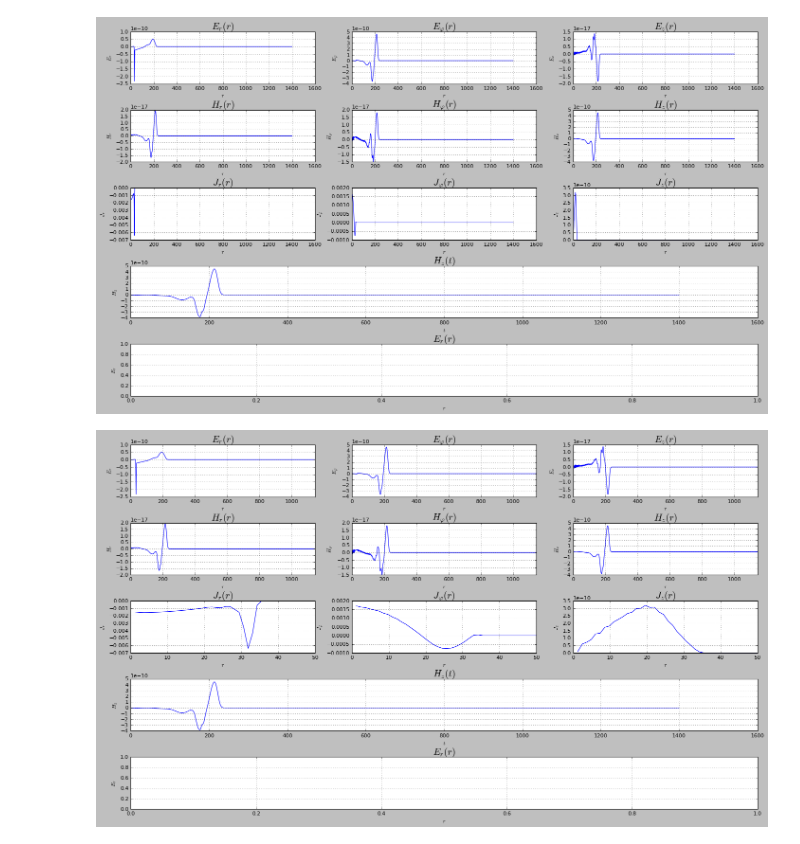
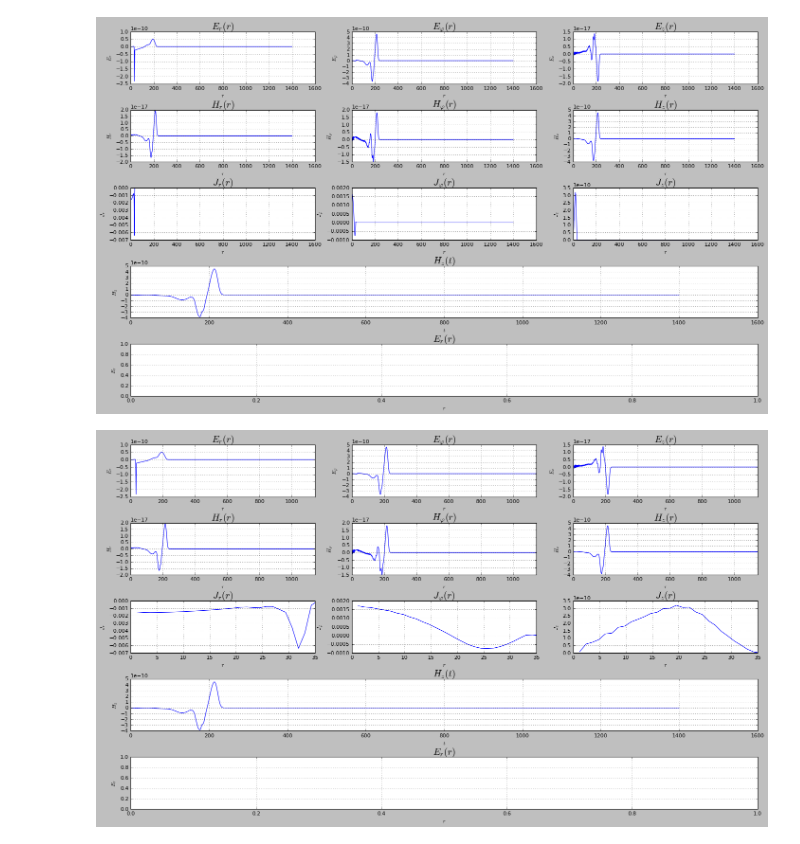
Before and after one commit to stukalovdv/radiophysics, a Jupyter notebook: python/Graph.ipynb, the cells around one changed output. Saved outputs shown, nothing was run; the diff lists cells and outputs as text; code cells hidden in the pictures.

```diff
--- a/python/Graph.ipynb
+++ b/python/Graph.ipynb
@@ -76,48 +76,48 @@ limit_x = len(data[:,0])
 
 ax_Er_r = fig.add_subplot(5, 3, 1, title = '$E_{r}(r)$', xlabel = "$r$", ylabel = "$E_{r}$")
 ax_Er_r.plot(data[:,0],data[:,1])
-ax_Er_r.set_xlim([0, limit_x])
+ax_Er_r.set_xlim([0, len(data[:,0])])
 
 ax_Ep_r = fig.add_subplot(5, 3, 2, title = '$E_{\\varphi}(r)$', xlabel = "$r$", ylabel = "$E_{\\varphi}$")
 ax_Ep_r.plot(data[:,0],data[:,2])
-ax_Ep_r.set_xlim([0, limit_x])
+ax_Ep_r.set_xlim([0, len(data[:,0])])
 
 ax_Ez_r = fig.add_subplot(5, 3, 3, title = '$E_{z}(r)$', xlabel = "$r$", ylabel = "$E_{z}$")
 ax_Ez_r.plot(data[:,0],data[:,3])
-ax_Ez_r.set_xlim([0, limit_x])
+ax_Ez_r.set_xlim([0, len(data[:,0])])
 
 ax_Hr_r = fig.add_subplot(5, 3, 4, title = '$H_{r}(r)$', xlabel = "$r$", ylabel = "$H_{r}$")
 ax_Hr_r.plot(data[:,0],data[:,4])
-ax_Hr_r.set_xlim([0, limit_x])
+ax_Hr_r.set_xlim([0, len(data[:,0])])
 
 ax_Hp_r = fig.add_subplot(5, 3, 5, title = '$H_{\\varphi}(r)$', xlabel = "$r$", ylabel = "$H_{\\varphi}$")
 ax_Hp_r.plot(data[:,0],data[:,5])
-ax_Hp_r.set_xlim([0, limit_x])
+ax_Hp_r.set_xlim([0, len(data[:,0])])
 
 ax_Hz_r = fig.add_subplot(5, 3, 6, title = '$H_{z}(r)$', xlabel = "$r$", ylabel = "$H_{z}$")
 ax_Hz_r.plot(data[:,0],data[:,6])
-ax_Hz_r.set_xlim([0, limit_x])
+ax_Hz_r.set_xlim([0, len(data[:,0])])
 
 ax_Jr_r = fig.add_subplot(5, 3, 7, title = '$J_{r}(r)$', xlabel = "$r$", ylabel = "$J_{r}$")
 ax_Jr_r.plot(data[:,0],data[:,7])
-ax_Jr_r.set_xlim([0, 50])
+ax_Jr_r.set_xlim([0, 35])
 
 ax_Jp_r = fig.add_subplot(5, 3, 8, title = '$J_{\\varphi}(r)$', xlabel = "$r$", ylabel = "$J_{\\varphi}$")
 ax_Jp_r.plot(data[:,0],data[:,8])
-ax_Jp_r.set_xlim([0, 50])
+ax_Jp_r.set_xlim([0, 35])
 
 ax_Jz_r = fig.add_subplot(5, 3, 9, title = '$J_{z}(r)$', xlabel = "$r$", ylabel = "$J_{z}$")
 ax_Jz_r.plot(data[:,0],data[:,9])
-ax_Jz_r.set_xlim([0, 50])
+ax_Jz_r.set_xlim([0, 35])
 
 ax_Hz_t = fig.add_subplot(5, 1, 4, title = '$H_{z}(t)$', xlabel = "$t$", ylabel = "$H_{z}$")
 ax_Hz_t.plot(data[:,0],data[:,6])
 
 ax_Spec_omega = fig.add_subplot(5, 1, 5, title = '$E_{r}(r)$', xlabel = "$r$", ylabel = "$E_{r}$")
 #ax_Spec_omega =
 
 plt.subplots_adjust(wspace=0.2, hspace=0.5)
 plt.show()
 fig.savefig('RangePic.jpg')
 # %% [output]
-[figure, old version]
+[figure, new version]
```
Also changed, not shown: 2 other files.
